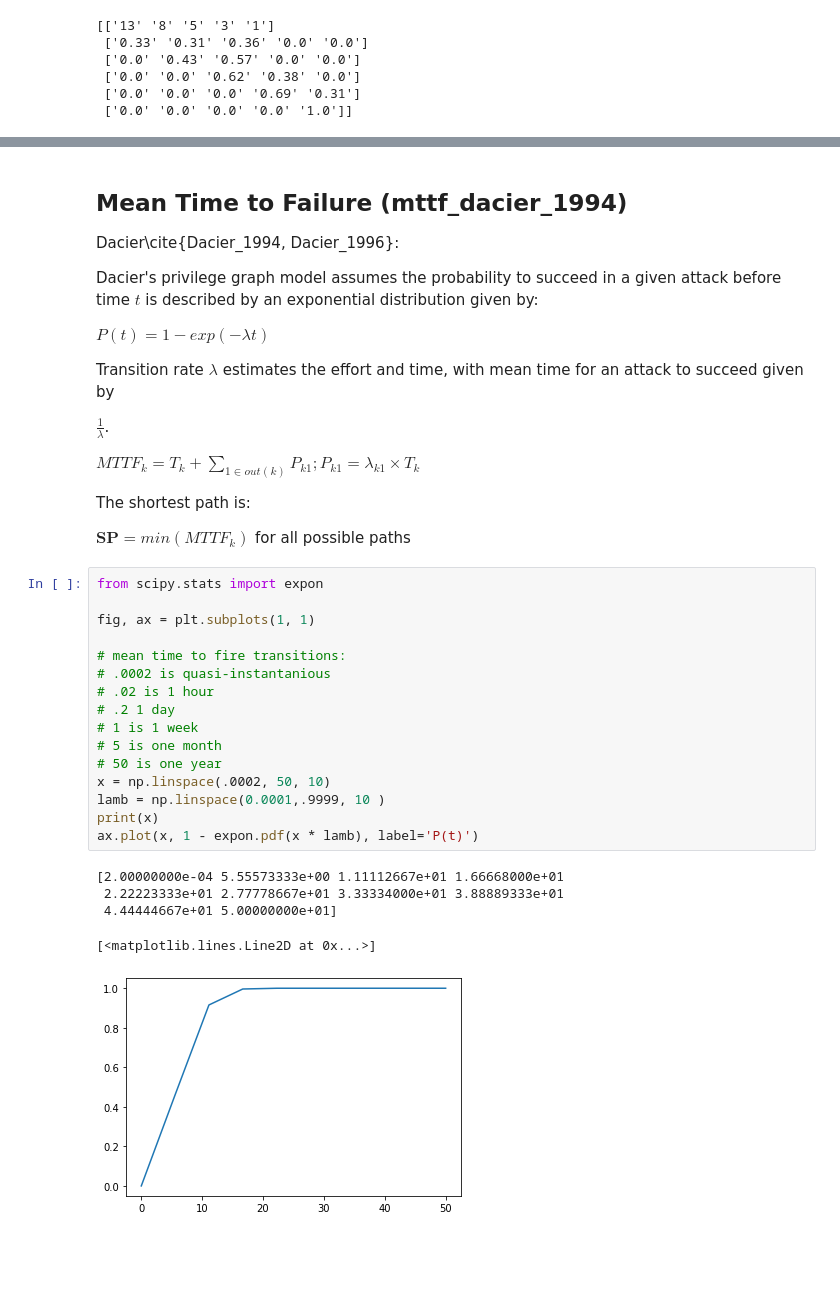
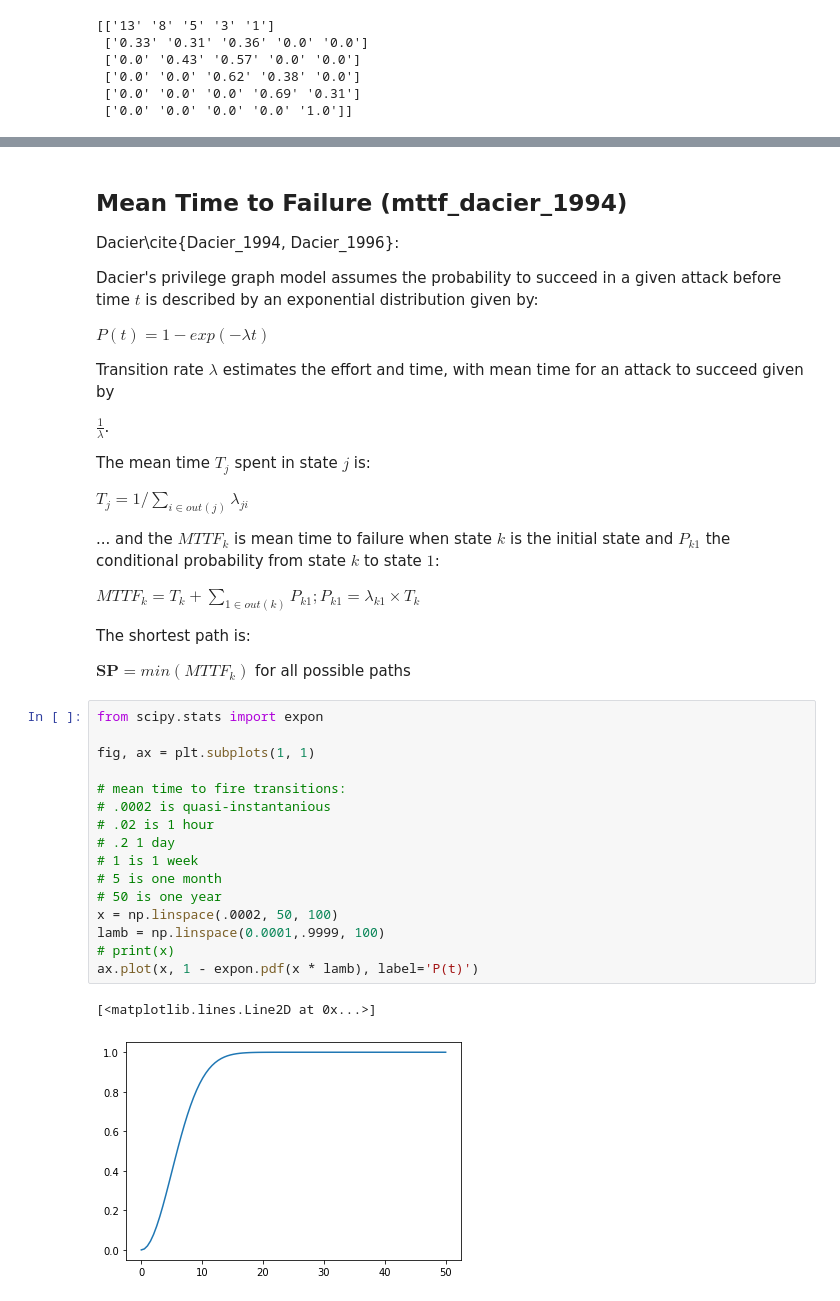
Before and after one commit to matt-smu/cat-dog, a Jupyter notebook: 001_ag_metrics.ipynb, the cells around one changed output, grey strips where cells are left out. Cells and saved outputs as stored; diff of their text form; blank space fills up the shorter version.

Commit message:
add graphs

```diff
--- a/001_ag_metrics.ipynb
+++ b/001_ag_metrics.ipynb
@@ -116,6 +108,12 @@ Transition rate $\lambda$ estimates the effort and time, with mean time for an a
 
 $\frac{1}{\lambda}$.
 
+The mean time $T_j$ spent in state $j$ is:
+
+$T_j = 1 / \sum\limits_{i\in out(j)}\lambda_{ji}$
+
+... and the $MTTF_k$ is mean time to failure when state $k$ is the initial state and $P_{k1}$ the conditional probability from state $k$ to state $1$:
+
 $MTTF_k = T_k + \sum\limits_{1\in out(k)}P_{k1} ; P_{k1}=\lambda_{k1} \times T_k$
 
 
@@ -125,22 +123,19 @@ $\textbf{SP} = min(MTTF_k)$  for all possible paths
 # %%
 from scipy.stats import expon
 
 fig, ax = plt.subplots(1, 1)
 
 # mean time to fire transitions:
 # .0002 is quasi-instantanious
 # .02 is 1 hour
 # .2 1 day
 # 1 is 1 week
 # 5 is one month
 # 50 is one year
-x = np.linspace(.0002, 50, 10)
-lamb = np.linspace(0.0001,.9999, 10 )
-print(x)
+x = np.linspace(.0002, 50, 100)
+lamb = np.linspace(0.0001,.9999, 100)
+# print(x)
 ax.plot(x, 1 - expon.pdf(x * lamb), label='P(t)')
 # %% [output]
-[2.00000000e-04 5.55573333e+00 1.11112667e+01 1.66668000e+01
- 2.22223333e+01 2.77778667e+01 3.33334000e+01 3.88889333e+01
- 4.44444667e+01 5.00000000e+01]
+[<matplotlib.lines.Line2D at 0x...>]
-[<matplotlib.lines.Line2D at 0x...>]
-[figure, old version]
+[figure, new version]
```
Also changed, not shown: parts of 4 cells of this notebook.
